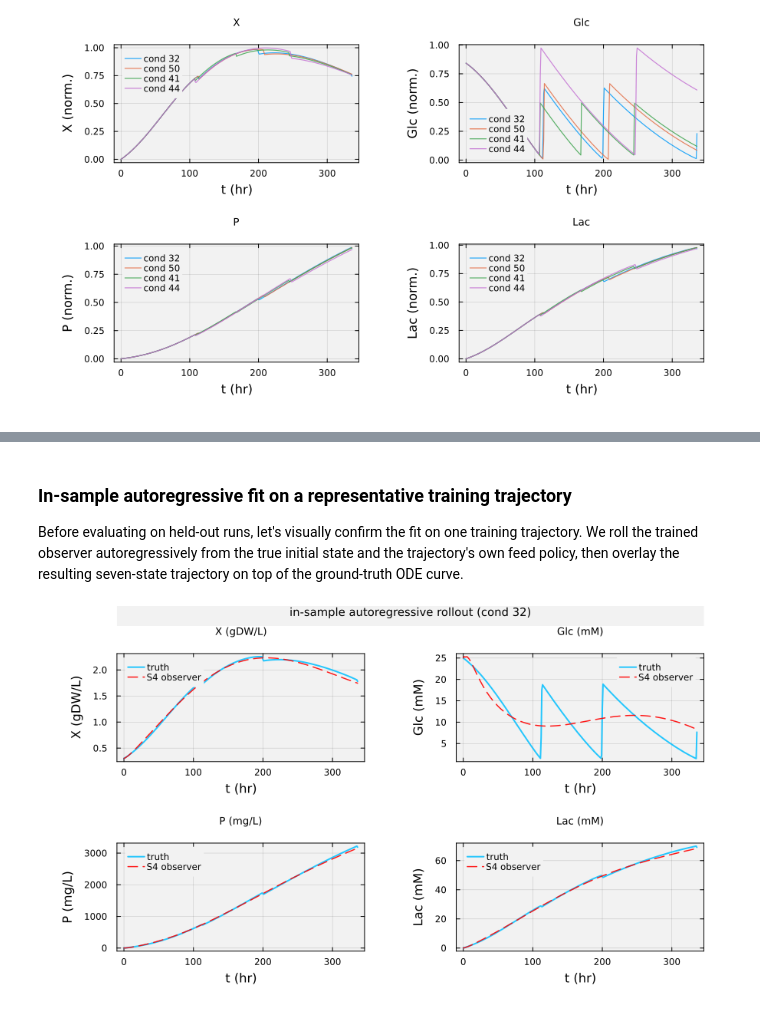
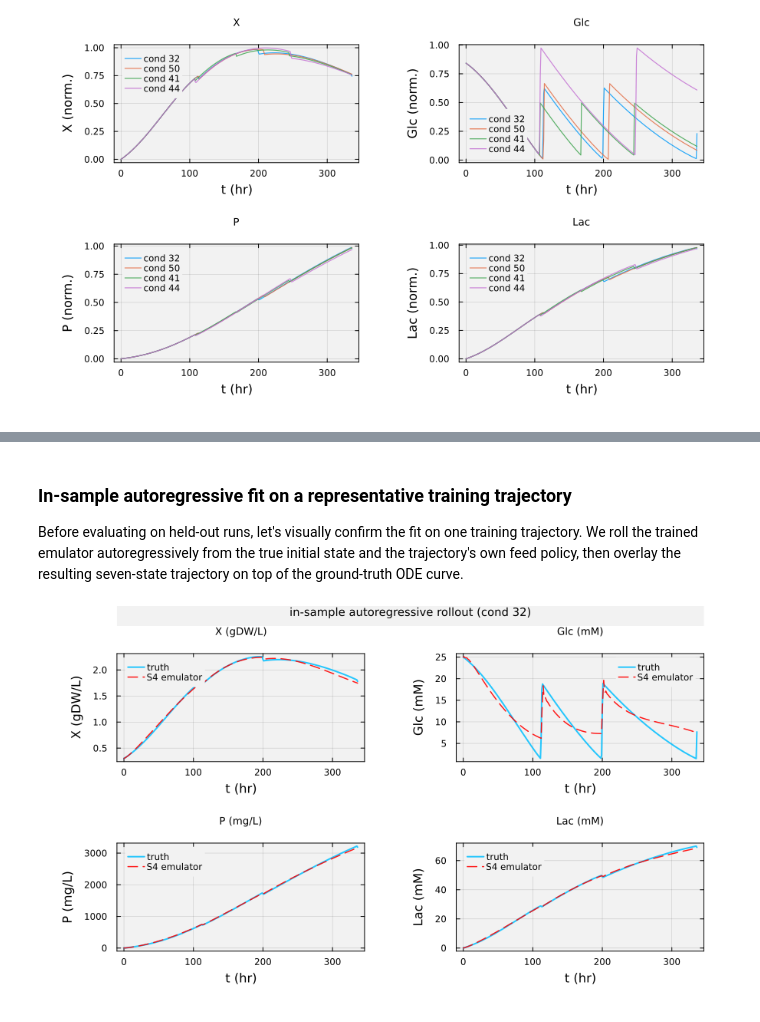
Before and after one commit to varnerlab/CHEME-5820-Labs-Spring-2026, a Jupyter notebook: labs/week-14/L14d/CHEME-5820-L14d-Lab-Spring-2026.ipynb, the cells around one changed output, grey strips where cells are left out. Cells and saved outputs as stored; diff of their text form; code cells hidden in the pictures.

```diff
--- a/labs/week-14/L14d/CHEME-5820-L14d-Lab-Spring-2026.ipynb
+++ b/labs/week-14/L14d/CHEME-5820-L14d-Lab-Spring-2026.ipynb
@@ -58,12 +59,14 @@ GLC_MAX_RANGE = (10.0, 30.0)                    # glucose threshold to turn feed
 # --- MIMO S4 constants ------------------------------------------------------
 N_STATES      = 7                               # bioreactor state dimension (V, X, Glc, Gln, P, Lac, Amm)
 N_COND        = 3                               # feed-policy conditioning dimension (F_max, Glc_min, Glc_max)
-D_IN          = N_STATES + N_COND               # MIMO S4 input width
+GLC_IDX       = 3                               # index of glucose (Glc) in the 7-state vector
+F_IDX         = 1                               # index of F_max in the 3-component conditioning vector
+D_IN          = N_STATES + N_COND + 2           # MIMO S4 input width (7 state + 3 cond + feed_on + feed_on*F_max)
 D_OUT         = N_STATES                        # MIMO S4 output width (predict all seven states)
 H_PER_CHANNEL = 8                               # per-channel LegS order; total hidden size H = H_PER_CHANNEL · D_IN
 RIDGE_λ       = 1.0e-4                          # ridge regularization on the readout fit
 SEED          = 42                              # RNG seed for reproducibility
 
 # --- persistence ------------------------------------------------------------
-MODEL_PATH    = joinpath(_PATH_TO_DATA, "mimo-s4-cho-h$(H_PER_CHANNEL).jld2")
+MODEL_PATH    = joinpath(_PATH_TO_DATA, "mimo-s4-cho-h$(H_PER_CHANNEL)-feedrate.jld2")
 # %% [output]
@@ -188,18 +199,27 @@ ssm = let
         for i in train_idx
             X = state_norm[i]                   # (T × N_STATES) normalized trajectory
             c = cond_norm[i]                    # (N_COND,) normalized feed-policy conditioning
+
+            # reconstruct the feed-pump on/off schedule from the sign of the
+            # glucose slope in the ODE sim (proxy for the operator's pump log)
+            glc_raw = state_arrays[i][:, GLC_IDX]
+            fon     = compute_feed_on(glc_raw)
+            frate   = fon .* c[F_IDX]           # instantaneous normalized feed rate
+
             T = size(X, 1)
             U = zeros(Float64, T - 1, D_IN)
             Y = zeros(Float64, T - 1, D_OUT)
             for t in 1:(T - 1)
-                U[t, 1:N_STATES]              = X[t, :]
-                U[t, (N_STATES + 1):D_IN]     = c
-                Y[t, :]                       = X[t + 1, :]
+                U[t, 1:N_STATES]                         = X[t, :]
+                U[t, (N_STATES + 1):(N_STATES + N_COND)] = c
+                U[t, N_STATES + N_COND + 1]              = fon[t]
+                U[t, N_STATES + N_COND + 2]              = frate[t]
+                Y[t, :]                                  = X[t + 1, :]
             end
             push!(U_list, U)
             push!(Y_list, Y)
         end
-        @info "training pairs built" n_trajectories=length(U_list) rows_per_traj=size(U_list[1], 1)
+        @info "training pairs built" n_trajectories=length(U_list) rows_per_traj=size(U_list[1], 1) d_in=size(U_list[1], 2)
 
         # closed-form multi-trajectory ridge fit of the readout C
         @info "fitting readout C across all training trajectories..."
@@ -235,35 +251,39 @@ end;
 # %% [markdown]
 ### In-sample autoregressive fit on a representative training trajectory
-Before evaluating on held-out runs, let's visually confirm the fit on one training trajectory. We roll the trained observer autoregressively from the true initial state and the trajectory's own feed policy, then overlay the resulting seven-state trajectory on top of the ground-truth ODE curve.
+Before evaluating on held-out runs, let's visually confirm the fit on one training trajectory. We roll the trained emulator autoregressively from the true initial state and the trajectory's own feed policy, then overlay the resulting seven-state trajectory on top of the ground-truth ODE curve.
 # %%
 let
     i      = train_idx[1]
-    T_full = length(time_vector)
     x0     = state_norm[i][1, :]
-    preds  = autoregressive_rollout(ssm, x0, cond_norm[i], T_full)
+
+    # reconstruct the feed-pump schedule from the ODE glucose slope and pass
+    # it in as a known exogenous input to the autoregressive rollout
+    fon = compute_feed_on(state_arrays[i][:, GLC_IDX])
+
+    preds   = autoregressive_rollout_feedon(ssm, x0, cond_norm[i], fon)
     preds_d = denormalize_minmax(preds, state_mins, state_maxs)
     truth_d = state_arrays[i]
 
     state_labels = ["V (L)", "X (gDW/L)", "Glc (mM)", "Gln (mM)", "P (mg/L)", "Lac (mM)", "Amm (mM)"]
     show_states  = [2, 3, 5, 6]
     plots_grid   = Any[]
     for s in show_states
         p = plot(time_vector, truth_d[:, s];
                  label = "truth", lw = 2, c = :deepskyblue, alpha = 0.85,
                  bg = "gray95", background_color_outside = "white",
                  framestyle = :box, fg_legend = :transparent,
                  xlabel = "t (hr)", ylabel = state_labels[s],
                  title = state_labels[s], titlefont = font(9))
         plot!(p, time_vector, preds_d[:, s];
-              label = "S4 observer", lw = 1.5, c = :red, alpha = 0.9, ls = :dash)
+              label = "S4 emulator", lw = 1.5, c = :red, alpha = 0.9, ls = :dash)
         push!(plots_grid, p)
     end
     plot(plots_grid...; layout = (2, 2), size = (900, 520),
          left_margin = 10Plots.mm, bottom_margin = 8Plots.mm,
          right_margin = 6Plots.mm, top_margin = 4Plots.mm,
          plot_title = "in-sample autoregressive rollout (cond $(i))", plot_titlefont = font(10))
 end
 # %% [output]
-[figure, old version]
+[figure, new version]
 # %% [markdown]
 ### Things to think about
```
Also changed, not shown: parts of 19 cells of this notebook, 4 other files.
